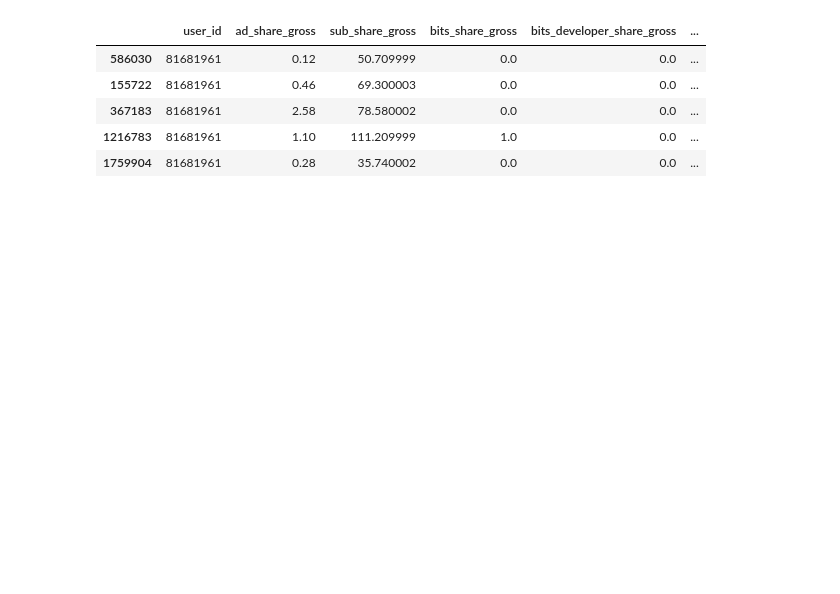
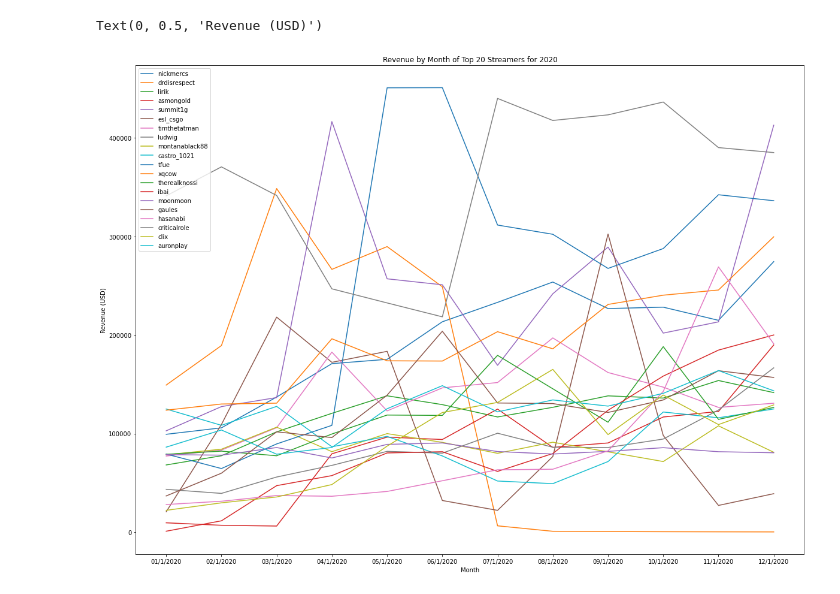
Before and after one commit to nicklawr3nc3/nicklawr3nc3.github.io, a Jupyter notebook: Final Proj.ipynb, the cells around one changed output. Drawn from its saved outputs; the diff is of its cells as text; code cells hidden in the pictures; blank space fills up the shorter version.

```diff
--- a/Final Proj.ipynb
+++ b/Final Proj.ipynb
@@ -34,0 +80,18 @@ out['runningtotal'] = out['total'].groupby(out['user_id']).transform('sum')
+# %%
+import numpy as np
+sorts = out.sort_values('report_date')
+sort = sorts.groupby('report_date')
+months = []
+averages = []
+plt.figure(figsize=(15,15))
+for name, group in sort:
+    months.append(name)
+    averages.append(group.total.mean())
+plt.plot(months,averages)
+m,b=np.polyfit(range(12),averages,1)
+print('Linear Regression Model: %sx + %s' % (m, b))
+regress = [m*val+b for val in range(12)]
+plt.plot(months,regress)
+plt.title('Average Total Revenue for a Twitch Streamer Throughout 2020')
+plt.xlabel('Month')
+plt.ylabel('Revenue (USD)');
@@ -35,2 +103,2 @@ out['runningtotal'] = out['total'].groupby(out['user_id']).transform('sum')
 # %%
-#sorted = out.sort_values('runningtotal', ascending=False).drop_duplicates('runningtotal').head(100000)
+sorts = out.sort_values('runningtotal', ascending=False)
@@ -39,10 +104,0 @@ out['runningtotal'] = out['total'].groupby(out['user_id']).transform('sum')
-# %%
-tmp= out.loc[out['runningtotal'] >= 1850.250122]
-tmp.sort_values('runningtotal').head()
-# %% [output]
-|  | user_id | ad_share_gross | sub_share_gross | bits_share_gross | bits_developer_share_gross | ... |
-| 586030 | 81681961 | 0.12 | 50.709999 | 0.0 | 0.0 | ... |
-| 155722 | 81681961 | 0.46 | 69.300003 | 0.0 | 0.0 | ... |
-| 367183 | 81681961 | 2.58 | 78.580002 | 0.0 | 0.0 | ... |
-| 1216783 | 81681961 | 1.10 | 111.209999 | 1.0 | 0.0 | ... |
-| 1759904 | 81681961 | 0.28 | 35.740002 | 0.0 | 0.0 | ... |
@@ -66,0 +105,23 @@ test2.loc[test2['user_id'] == 71092938]
+# %%
+import requests
+import re
+import json
+names = []
+
+top20 = sorts.head(240)
+grouped = top20.groupby('user_id')
+plt.figure(figsize=(20,15))
+for ids, group in grouped:
+    response = requests.get('https://api.ivr.fi/twitch/resolve/%s?id=true' % ids)
+    sortgroup = group.sort_values('report_date')
+    try:
+        plt.plot(sortgroup.report_date, sortgroup.total, label=response.json()['login'])
+    except KeyError:
+        plt.plot(sortgroup.report_date, sortgroup.total, label=ids)
+plt.legend(loc='best')
+plt.title('Revenue by Month of Top 20 Streamers for 2020')
+plt.xlabel('Month')
+plt.ylabel('Revenue (USD)')
+# %% [output]
+Text(0, 0.5, 'Revenue (USD)')
+[figure, added]
```
Also changed, not shown: parts of 31 cells of this notebook, 1 other file.
